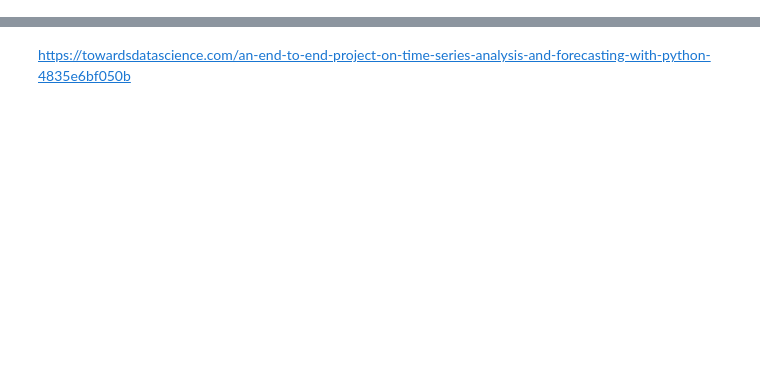
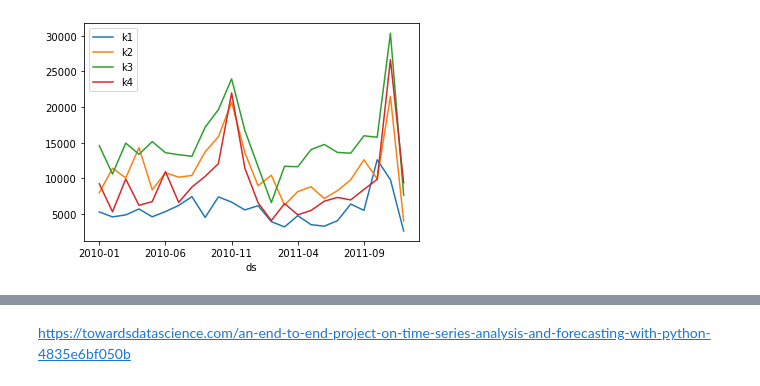
Before and after one commit to baccandres/CLV, a Jupyter notebook: notebooks/TimeSeries.ipynb, the cells around one changed output, grey strips where cells are left out. Cells and saved outputs as stored; diff of their text form; code cells hidden in the pictures; blank space fills up the shorter version.

```diff
--- a/notebooks/TimeSeries.ipynb
+++ b/notebooks/TimeSeries.ipynb
@@ -23,4 +23,9 @@ c1 = pd.read_csv('../data/ts_segment1.csv')
 c2 = pd.read_csv('../data/ts_segment2.csv')
 c3 = pd.read_csv('../data/ts_segment3.csv')
 c4 = pd.read_csv('../data/ts_segment4.csv')
+# %%
+c11 = pd.read_csv('../data/ts_segment11.csv')
+c22 = pd.read_csv('../data/ts_segment22.csv')
+c33 = pd.read_csv('../data/ts_segment33.csv')
+c44 = pd.read_csv('../data/ts_segment44.csv')
 # %%
@@ -34,2 +40,14 @@ def clean_ts (df):
     return df
+# %%
+def clean_qty (df):
+    df.columns = ['ds','y']
+    df.ds = pd.to_datetime(df.ds).dt.strftime('%Y-%m')
+    df = df[df.ds > '2009-12']
+
+
+
+#    df['z_score'] = stats.zscore(df.y)
+#    df = df[(df.z_score >= -3) & (df.z_score <= 3)]
+#    df = df.drop(columns='z_score')
+    return df
 # %%
@@ -57,3 +122,17 @@ plt.show()
+# %%
+trend11 = k11.groupby('ds')['y'].sum()
+trend22 = k22.groupby('ds')['y'].sum()
+trend33 = k33.groupby('ds')['y'].sum()
+trend44 = k44.groupby('ds')['y'].sum()
+
+trend11.plot(label='k1')
+trend22.plot(label='k2')
+trend33.plot(label='k3')
+trend44.plot(label='k4')
+plt.legend()
+plt.show()
+# %% [output]
+[figure, added]
 # %%
 model = Prophet()
 model.fit(k4)
```
Also changed, not shown: parts of 16 cells of this notebook, 9 other files.
